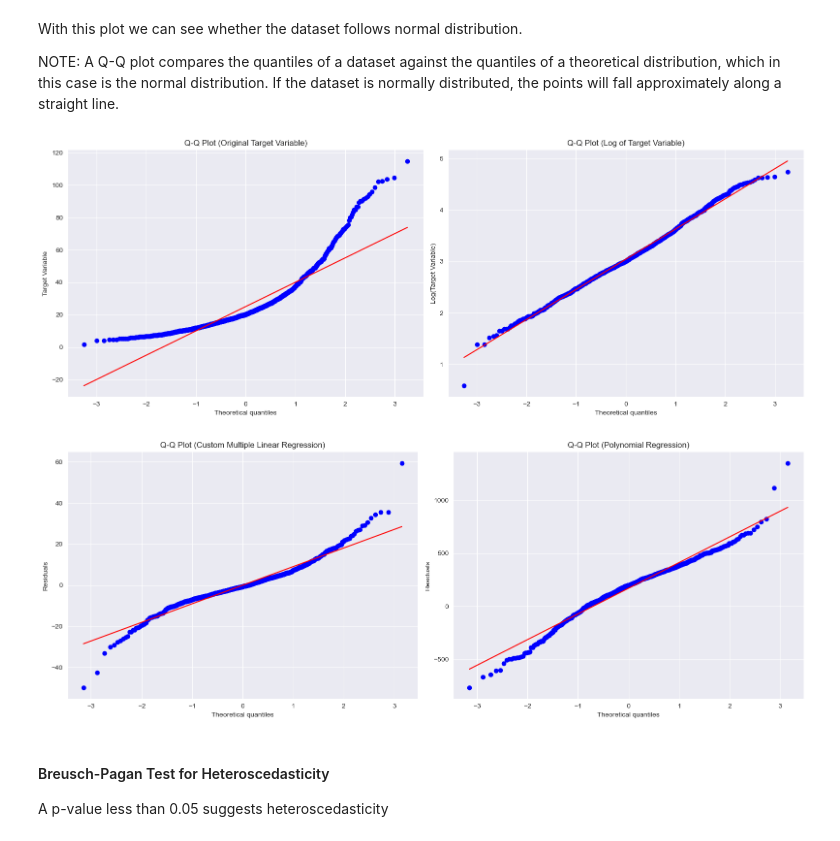
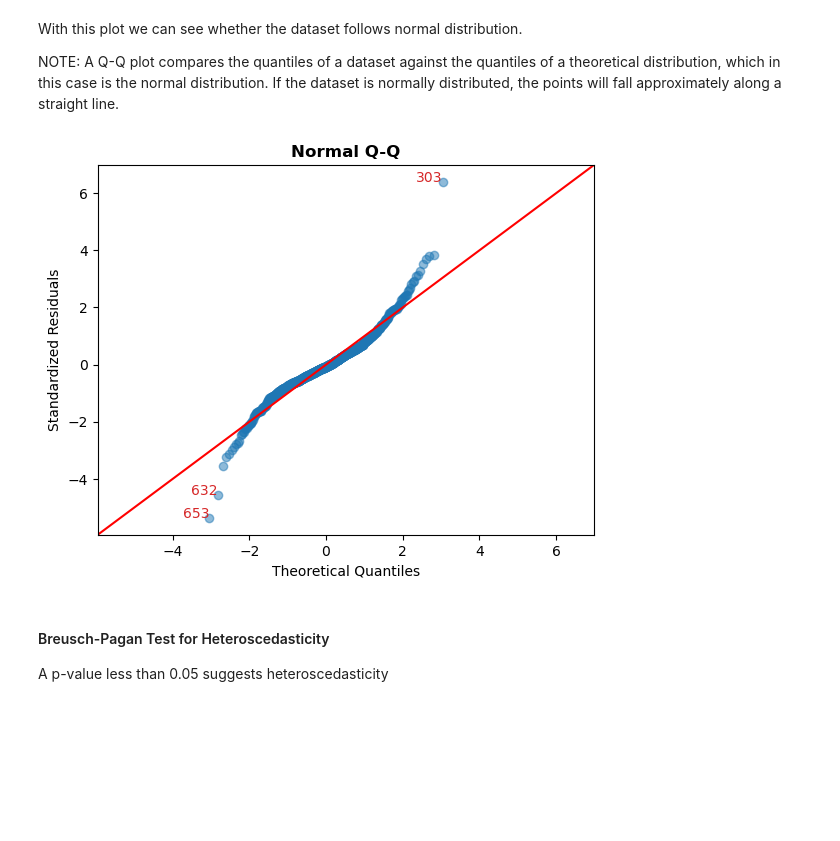
Before and after one commit to teodora-taleska/linear_regression, a Jupyter notebook: linear_regression.ipynb, the cells around one changed output. Saved outputs shown, nothing was run; the diff lists cells and outputs as text; code cells hidden in the pictures; blank space fills up the shorter version.

```diff
--- a/linear_regression.ipynb
+++ b/linear_regression.ipynb
@@ -306,40 +608,11 @@ Custom Multiple Linear Regression Performance
 With this plot we can see whether the dataset follows normal distribution.
 
 NOTE: A Q-Q plot compares the quantiles of a dataset against the quantiles of a theoretical distribution, which in this case is the normal distribution. If the dataset is normally distributed, the points will fall approximately along a straight line.
-# %%
-fig, axs = plt.subplots(1, 2, figsize=(16, 6))
-
-stats.probplot(y, dist="norm", plot=axs[0])
-axs[0].set_title('Q-Q Plot (Original Target Variable)')
-axs[0].set_ylabel('Target Variable')
-
-log_y = np.log(y)
-stats.probplot(log_y, dist="norm", plot=axs[1])
-axs[1].set_title('Q-Q Plot (Log of Target Variable)')
-axs[1].set_ylabel('Log(Target Variable)')
-
-plt.tight_layout()
-plt.show()
-# %% [output]
-[figure, removed]
-# %%
-# Checking if the residuals are normally distributed
-# NOTE: If the residuals are normally distributed, it indicates that the model is likely a good fit for the data.
-
-fig, axs = plt.subplots(1, 2, figsize=(16, 6))
-
-stats.probplot(residuals, dist="norm", plot=axs[0])
-axs[0].set_title('Q-Q Plot (Custom Multiple Linear Regression)')
-axs[0].set_ylabel('Residuals')
-
-stats.probplot(residuals2, dist="norm", plot=axs[1])
-axs[1].set_title('Q-Q Plot (Polynomial Regression)')
-axs[1].set_ylabel('Residuals')
-
-plt.tight_layout()
-plt.show()
-# %% [output]
-[figure, removed]
+# %%
+model.qq_plot()
+plt.show()
+# %% [output]
+[figure, added]
 # %% [markdown]
 ####  Breusch-Pagan Test for Heteroscedasticity
 
```
Also changed, not shown: parts of 24 cells of this notebook, 2 other files.
